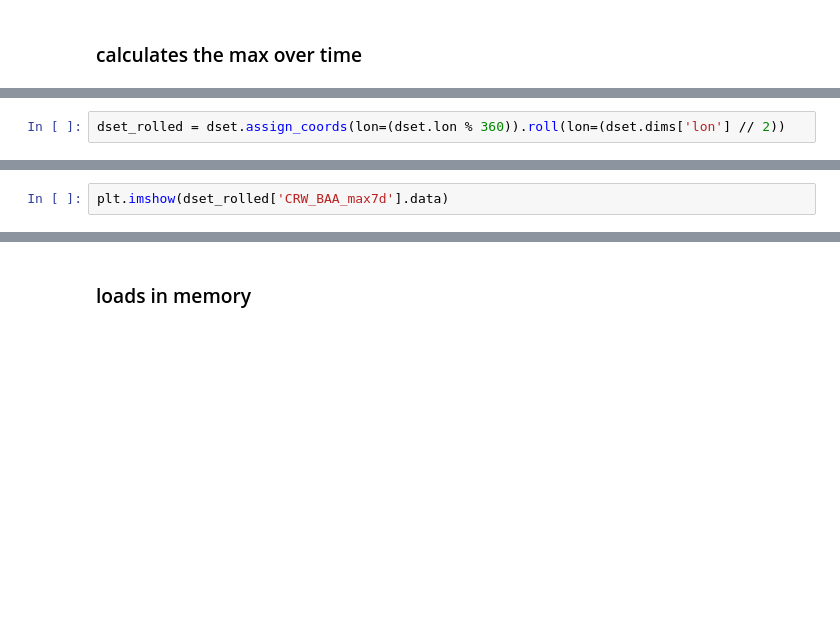
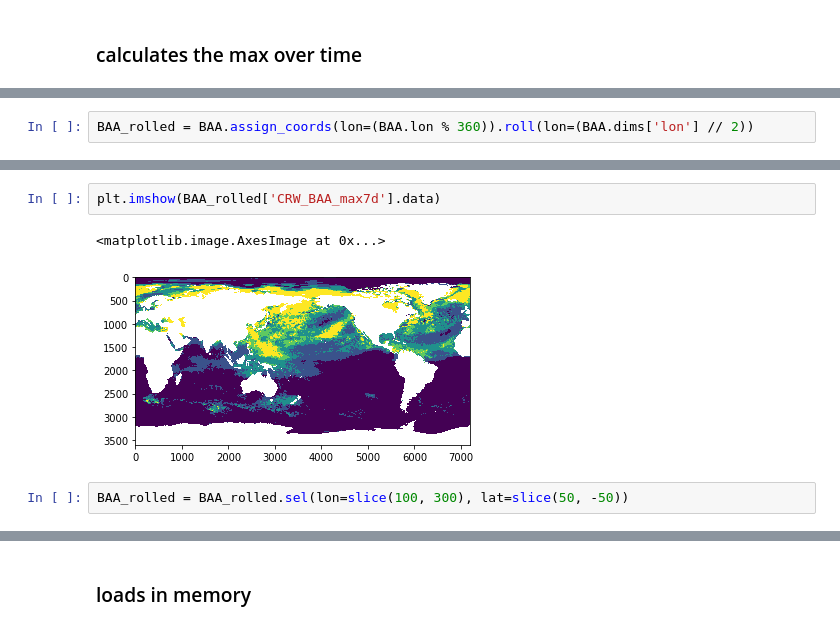
Before and after one commit to nicolasfauchereau/CoralReefWatch, a Jupyter notebook: notebooks/clip_CRW_geometries.ipynb, the cells around one changed output, grey strips where cells are left out. Drawn from its saved outputs; the diff is of its cells as text; blank space fills up the shorter version.

```diff
--- a/notebooks/clip_CRW_geometries.ipynb
+++ b/notebooks/clip_CRW_geometries.ipynb
@@ -33,3 +82,3 @@ dset
 # %%
-dset_rolled = dset.assign_coords(lon=(dset.lon % 360)).roll(lon=(dset.dims['lon'] // 2))
+BAA_rolled = BAA.assign_coords(lon=(BAA.lon % 360)).roll(lon=(BAA.dims['lon'] // 2))
 # %%
@@ -37,2 +89,7 @@ plt.imshow(dset['CRW_BAA_max7d'].data)
 # %%
-plt.imshow(dset_rolled['CRW_BAA_max7d'].data)
+plt.imshow(BAA_rolled['CRW_BAA_max7d'].data)
+# %% [output]
+<matplotlib.image.AxesImage at 0x...>
+[figure, added]
+# %%
+BAA_rolled = BAA_rolled.sel(lon=slice(100, 300), lat=slice(50, -50))
```
Also changed, not shown: parts of 65 cells of this notebook, 1 other file.
